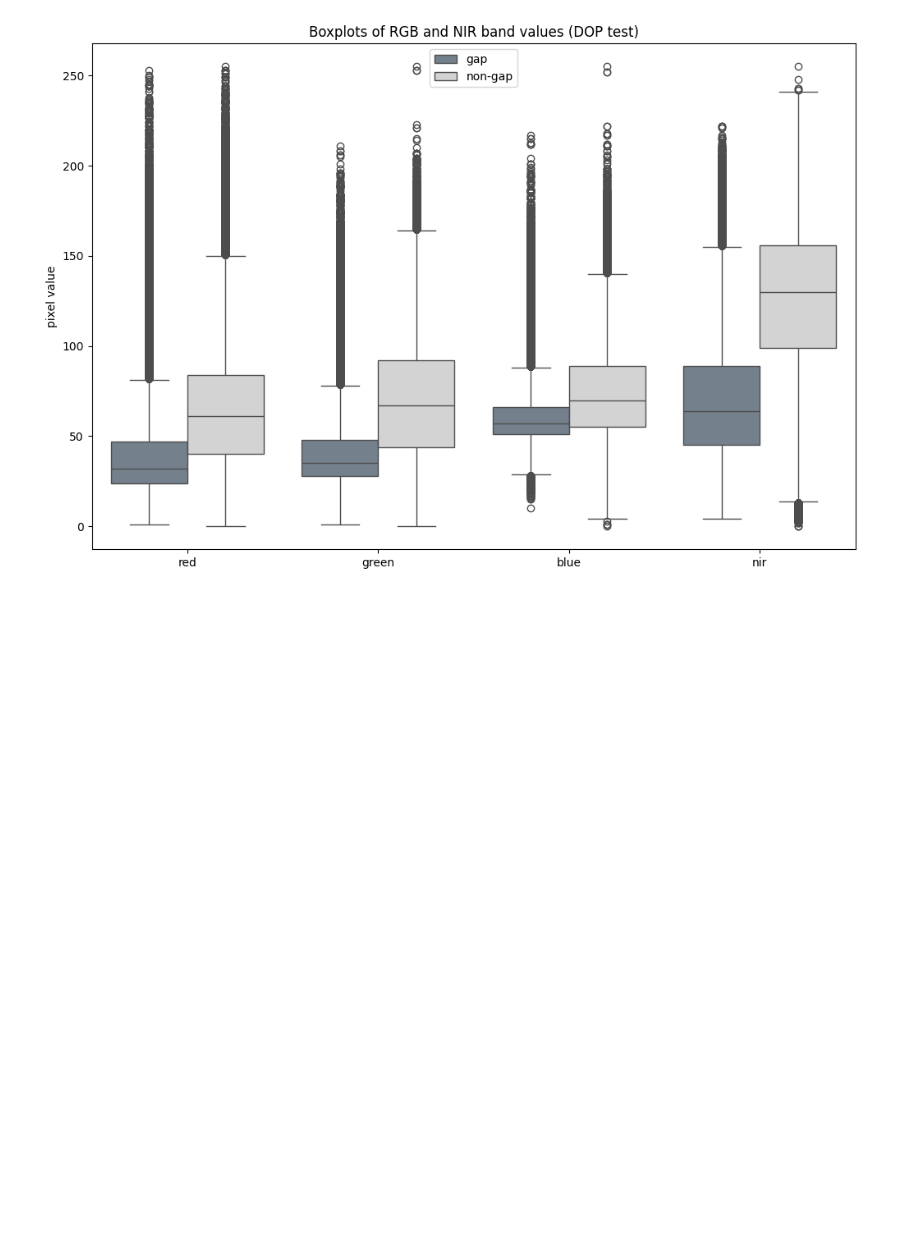
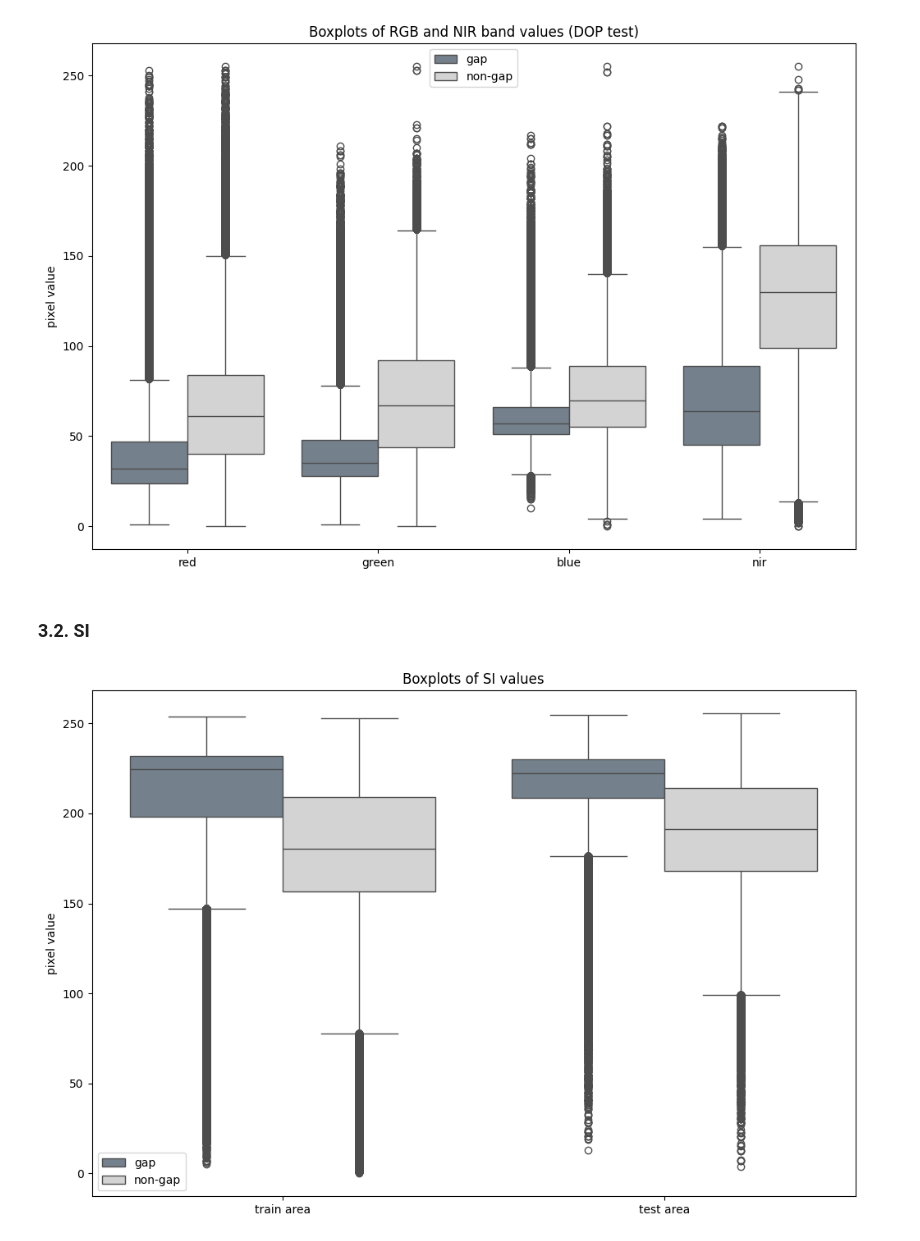
Before and after one commit to FloFranz/gap_detection, a Jupyter notebook: scripts/gap_analysis.ipynb, the cells around one changed output. Saved outputs shown, nothing was run; the diff lists cells and outputs as text; code cells hidden in the pictures; blank space fills up the shorter version.

Commit message:
add boxplots of SI values

```diff
--- a/scripts/gap_analysis.ipynb
+++ b/scripts/gap_analysis.ipynb
@@ -160,3 +168,52 @@ plt.show()
 # %% [output]
 [figure]
 [figure]
+# %% [markdown]
+### 3.2. SI
+# %%
+# extract values of SI within canopy gaps and non-gaps
+si_gaps_train = extract_values(dop_train, 'shadow_index', 1)
+si_nongaps_train = extract_values(dop_train, 'shadow_index', 0)
+
+si_gaps_test = extract_values(dop_test, 'shadow_index', 1)
+si_nongaps_test= extract_values(dop_test, 'shadow_index', 0)
+# %%
+# prepare data for boxplots
+data_train = {
+    'band': ['shadow_index'] * 2,
+    'type': ['gap', 'non-gap'],
+    'values': [si_gaps_train, si_nongaps_train]
+}
+
+df_si_train = pd.DataFrame(data_train)
+df_si_train = df_si_train.explode('values')
+df_si_train['values'] = df_si_train['values'].astype(float)
+
+data_test = {
+    'band': ['shadow_index'] * 2,
+    'type': ['gap', 'non-gap'],
+    'values': [si_gaps_test, si_nongaps_test]
+}
+
+df_si_test = pd.DataFrame(data_test)
+df_si_test = df_si_test.explode('values')
+df_si_test['values'] = df_si_test['values'].astype(float)
+
+# add new column to each dataframe to indicate the dataset
+df_si_train['dataset'] = 'train area'
+df_si_test['dataset'] = 'test area'
+
+# concatenate the two dataframes
+df_si_train_test = pd.concat([df_si_train, df_si_test])
+# %%
+plt.figure(figsize=(12, 8))
+sns.boxplot(x='dataset', y='values', hue='type', data=df_si_train_test,
+            palette={'gap': 'slategrey', 'non-gap': 'lightgrey'}, dodge=True)
+plt.title('Boxplots of SI values')
+plt.ylabel('pixel value')
+plt.xlabel('')
+plt.legend(title='')
+plt.savefig(output_dir / 'boxplot_SI.png', dpi=300, bbox_inches='tight')
+plt.show()
+# %% [output]
+[figure, added]
```
Also changed, not shown: parts of 6 cells of this notebook.
